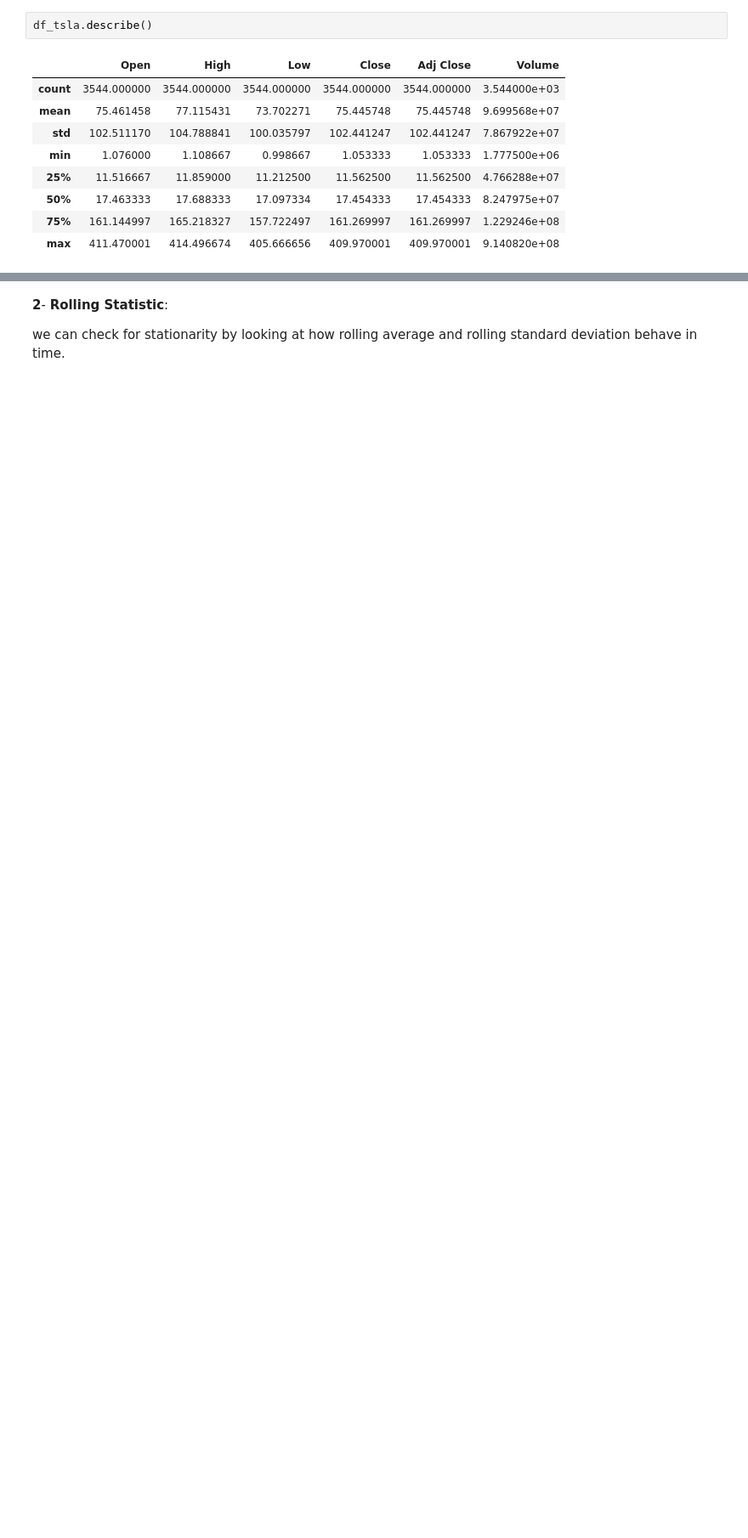
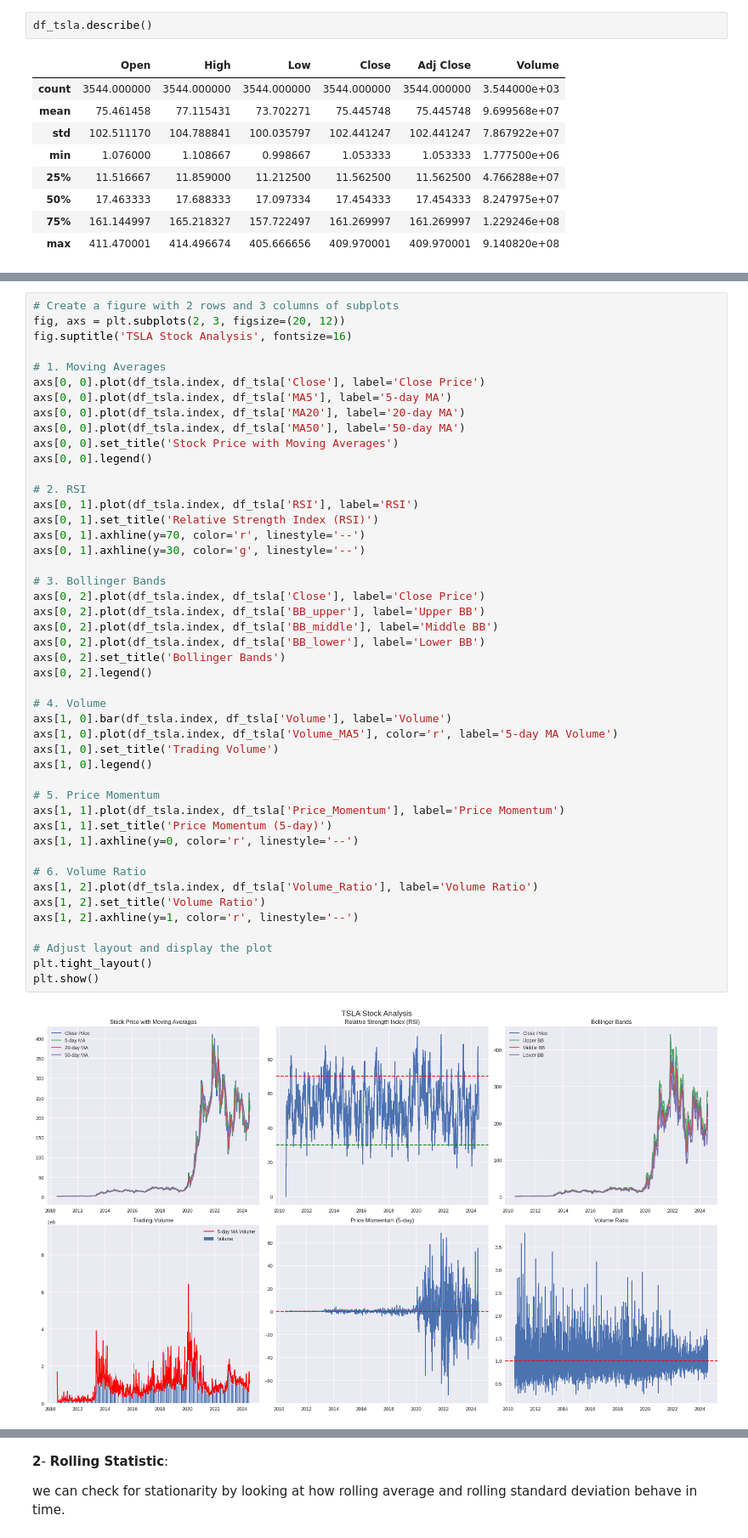
Before and after one commit to Foluwa/mscthesis, a Jupyter notebook: MSCTHESIS.ipynb, the cells around one changed output, grey strips where cells are left out. Shown at 85% size. Saved outputs shown, nothing was run; the diff lists cells and outputs as text; blank space fills up the shorter version.

```diff
--- a/MSCTHESIS.ipynb
+++ b/MSCTHESIS.ipynb
@@ -213 +267,49 @@ Text(0.5, 1.0, 'Relative Strength Index (RSI)')
+# %%
+# Create a figure with 2 rows and 3 columns of subplots
+fig, axs = plt.subplots(2, 3, figsize=(20, 12))
+fig.suptitle('TSLA Stock Analysis', fontsize=16)
+
+# 1. Moving Averages
+axs[0, 0].plot(df_tsla.index, df_tsla['Close'], label='Close Price')
+axs[0, 0].plot(df_tsla.index, df_tsla['MA5'], label='5-day MA')
+axs[0, 0].plot(df_tsla.index, df_tsla['MA20'], label='20-day MA')
+axs[0, 0].plot(df_tsla.index, df_tsla['MA50'], label='50-day MA')
+axs[0, 0].set_title('Stock Price with Moving Averages')
+axs[0, 0].legend()
+
+# 2. RSI
+axs[0, 1].plot(df_tsla.index, df_tsla['RSI'], label='RSI')
+axs[0, 1].set_title('Relative Strength Index (RSI)')
+axs[0, 1].axhline(y=70, color='r', linestyle='--')
+axs[0, 1].axhline(y=30, color='g', linestyle='--')
+
+# 3. Bollinger Bands
+axs[0, 2].plot(df_tsla.index, df_tsla['Close'], label='Close Price')
+axs[0, 2].plot(df_tsla.index, df_tsla['BB_upper'], label='Upper BB')
+axs[0, 2].plot(df_tsla.index, df_tsla['BB_middle'], label='Middle BB')
+axs[0, 2].plot(df_tsla.index, df_tsla['BB_lower'], label='Lower BB')
+axs[0, 2].set_title('Bollinger Bands')
+axs[0, 2].legend()
+
+# 4. Volume
+axs[1, 0].bar(df_tsla.index, df_tsla['Volume'], label='Volume')
+axs[1, 0].plot(df_tsla.index, df_tsla['Volume_MA5'], color='r', label='5-day MA Volume')
+axs[1, 0].set_title('Trading Volume')
+axs[1, 0].legend()
+
+# 5. Price Momentum
+axs[1, 1].plot(df_tsla.index, df_tsla['Price_Momentum'], label='Price Momentum')
+axs[1, 1].set_title('Price Momentum (5-day)')
+axs[1, 1].axhline(y=0, color='r', linestyle='--')
+
+# 6. Volume Ratio
+axs[1, 2].plot(df_tsla.index, df_tsla['Volume_Ratio'], label='Volume Ratio')
+axs[1, 2].set_title('Volume Ratio')
+axs[1, 2].axhline(y=1, color='r', linestyle='--')
+
+# Adjust layout and display the plot
+plt.tight_layout()
+plt.show()
+# %% [output]
+[figure, added]
 # %% [markdown]
```
Also changed, not shown: parts of 143 cells of this notebook.
